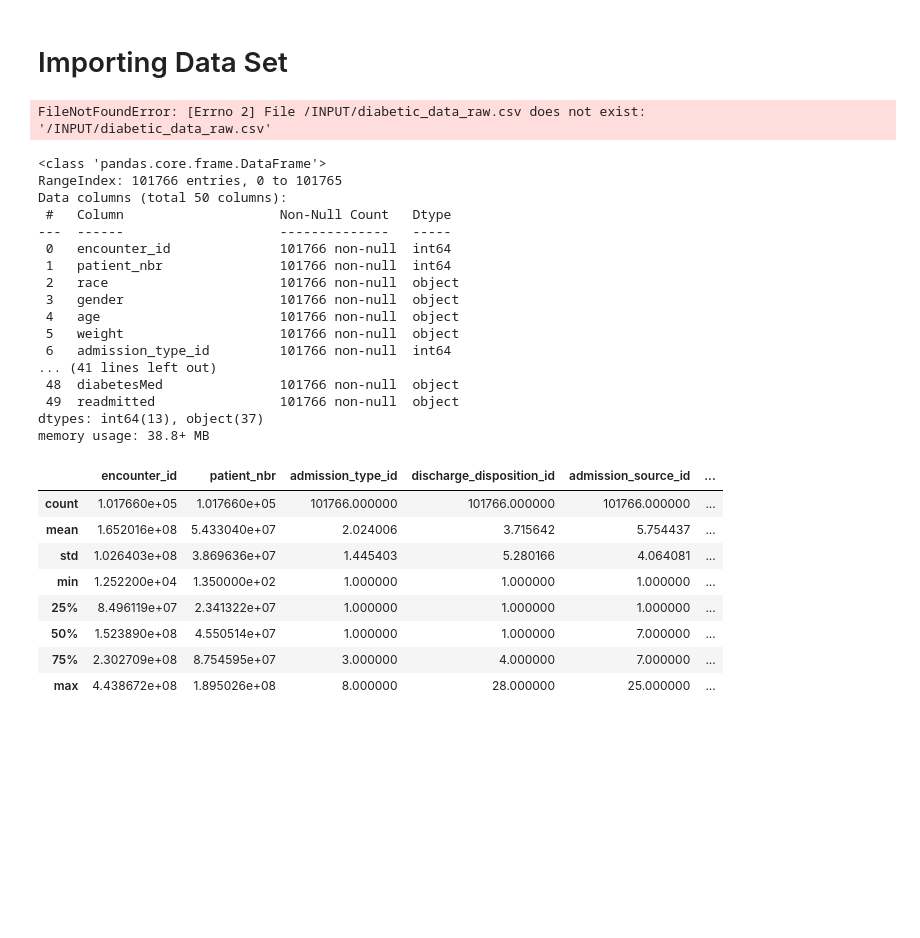
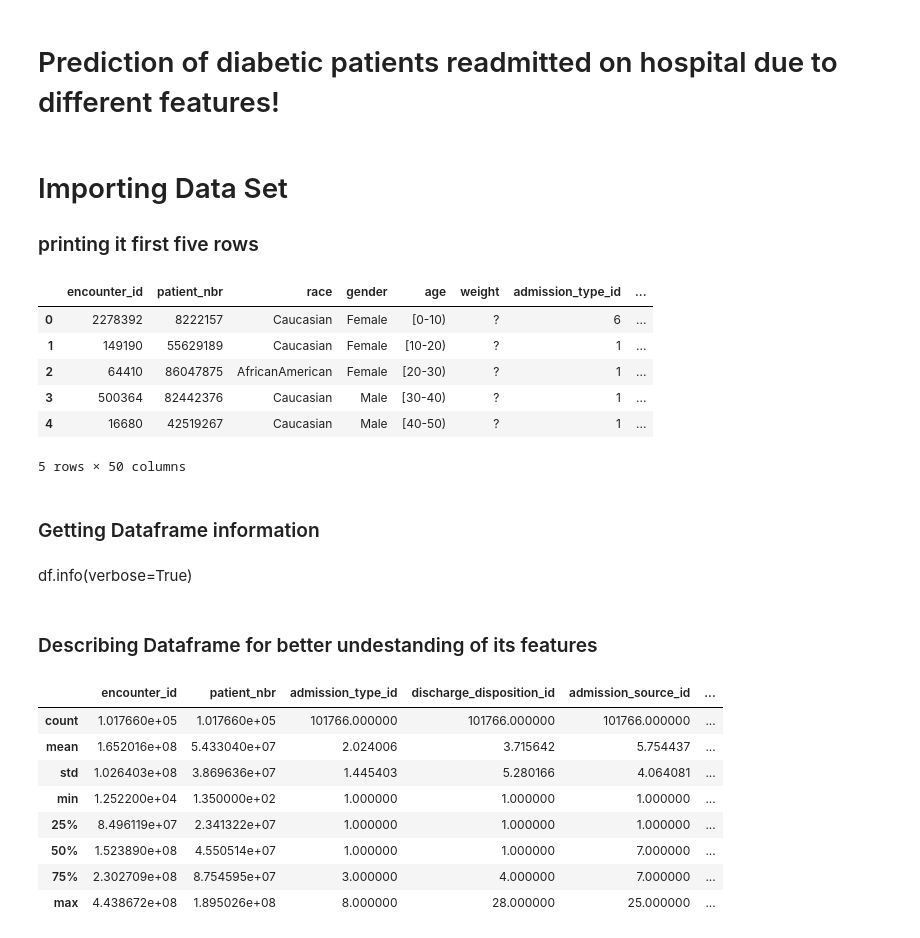
Before and after one commit to fabianlojo/Final, a Jupyter notebook: Cleaning Raw Data.ipynb, the cells around one changed output. Saved outputs shown, nothing was run; the diff lists cells and outputs as text; code cells hidden in the pictures; blank space fills up the shorter version.

```diff
--- a/Cleaning Raw Data.ipynb
+++ b/Cleaning Raw Data.ipynb
@@ -1,31 +1,27 @@
+# %% [markdown]
+# Prediction of diabetic patients readmitted on hospital due to different features!
 # %% [markdown]
 # Importing Data Set
+
+### printing it first five rows
 # %%
 import pandas as pd
-df = pd.read_csv("/INPUT/diabetic_data_raw.csv")
+df = pd.read_csv("INPUT/diabetic_data_raw.csv")
 df.head()
 # %% [output]
+|  | encounter_id | patient_nbr | race | gender | age | weight | admission_type_id | ... |
+| 0 | 2278392 | 8222157 | Caucasian | Female | [0-10) | ? | 6 | ... |
+| 1 | 149190 | 55629189 | Caucasian | Female | [10-20) | ? | 1 | ... |
+| 2 | 64410 | 86047875 | AfricanAmerican | Female | [20-30) | ? | 1 | ... |
+| 3 | 500364 | 82442376 | Caucasian | Male | [30-40) | ? | 1 | ... |
+| 4 | 16680 | 42519267 | Caucasian | Male | [40-50) | ? | 1 | ... |
-FileNotFoundError: [Errno 2] File /INPUT/diabetic_data_raw.csv does not exist: '/INPUT/diabetic_data_raw.csv'
+5 rows × 50 columns
-# %%
-df.info(verbose=True)
-# %% [output]
-<class 'pandas.core.frame.DataFrame'>
-RangeIndex: 101766 entries, 0 to 101765
-Data columns (total 50 columns):
- #   Column                    Non-Null Count   Dtype
----  ------                    --------------   -----
- 0   encounter_id              101766 non-null  int64
- 1   patient_nbr               101766 non-null  int64
- 2   race                      101766 non-null  object
- 3   gender                    101766 non-null  object
- 4   age                       101766 non-null  object
- 5   weight                    101766 non-null  object
- 6   admission_type_id         101766 non-null  int64
-... (41 lines left out)
- 48  diabetesMed               101766 non-null  object
- 49  readmitted                101766 non-null  object
-dtypes: int64(13), object(37)
-memory usage: 38.8+ MB
+# %% [markdown]
+### Getting Dataframe information
+# %% [markdown]
+df.info(verbose=True)
+# %% [markdown]
+### Describing Dataframe for better undestanding of its features
 # %%
 df.describe()
 # %% [output]
```
Also changed, not shown: parts of 38 cells of this notebook, 1 other file.
